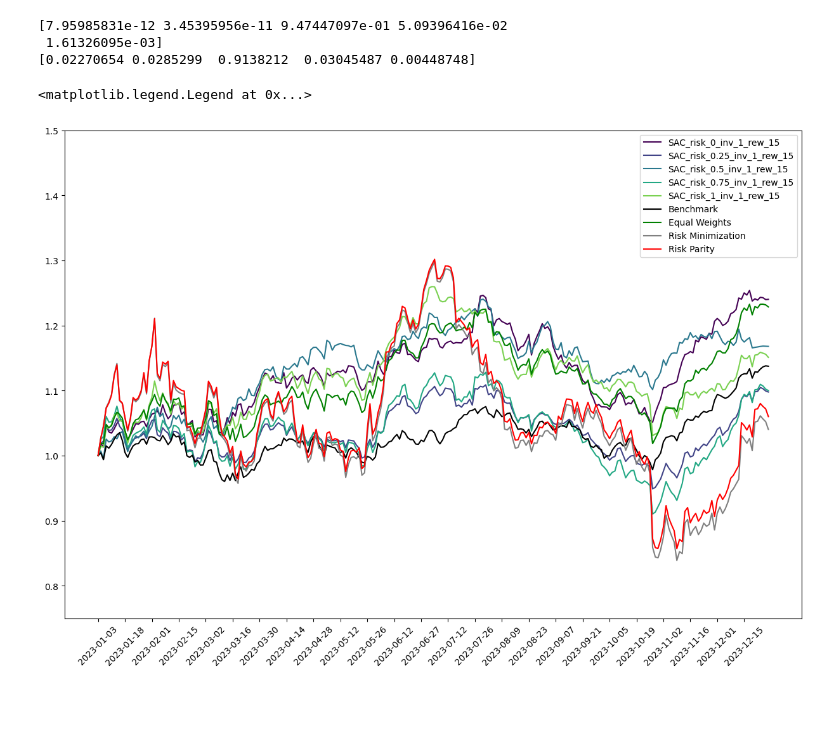
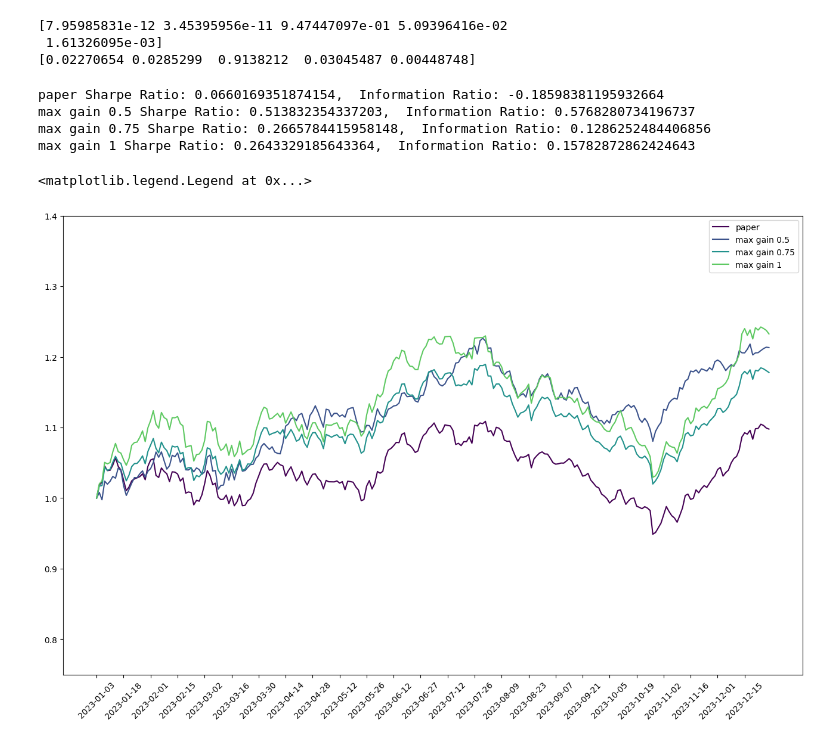
Before and after one commit to sohamviradiya/satan, a Jupyter notebook: evaluate.ipynb, the cells around one changed output. Cells and saved outputs as stored; diff of their text form; code cells hidden in the pictures; blank space fills up the shorter version.

Commit message:
rename PortfolioEnv to BenchMarkBasedEnv and update fetch_observations to accept benchmark path; add MaxGainEnv implementation

```diff
--- a/evaluate.ipynb
+++ b/evaluate.ipynb
@@ -31,39 +31,52 @@ def evaluate_model(model:BaseAlgorithm,env:VecEnv):
     return np.array(rewards),np.array(portfolio_worths)
 # %%
 from stable_baselines3 import SAC
-from enviroments.main import create_env
+from enviroments.benchmark import create_env_benchmark
 
-eval_env,eval_dates,eval_benchmark,prices = create_env(tickers,'2023-01-01','2023-12-31',investment_period,reward_period,risk_aversion=0.5)
+eval_env,eval_dates,eval_benchmark,prices = create_env_benchmark(tickers,'2023-01-01','2023-12-31',investment_period,reward_period)
 
-# read models from files at './models'
-models = [
-    'SAC_risk_0_inv_1_rew_15',
-    'SAC_risk_0.25_inv_1_rew_15',
-    'SAC_risk_0.5_inv_1_rew_15',
-    'SAC_risk_0.75_inv_1_rew_15',
-    'SAC_risk_1_inv_1_rew_15',
-]
+models = {
+    'paper': 'SAC_bm_djia_inv_1_rew_15',
+    'max gain 0.5': 'SAC_mg_risk_0.5_inv_1_rew_15',
+    'max gain 0.75': 'SAC_mg_risk_0.75_inv_1_rew_15',
+    'max gain 1': 'SAC_mg_risk_1_inv_1_rew_15',
+}
 
-plt.figure(figsize=(15,10))
-for idx,model_name in enumerate(models):
-    model_path = f'././models/{model_name}.zip'
-    model = SAC.load(model_path)
+plt.figure(figsize=(16,10))
+i = 0
+# find sharpe ratio and information ratio for each model
+for model_name,model_path in models.items():
+    model = SAC.load(f'./models/{model_path}.zip')
     rewards,portfolio_worths = evaluate_model(model,eval_env)
-    plt.plot(eval_dates,portfolio_worths, linestyle='-',label=f'{model_name}', color=plt.cm.viridis(idx/len(models)))
+    plt.plot(eval_dates,portfolio_worths, linestyle='-',label=f'{model_name}', color = plt.cm.viridis(i/len(models)))
 
-eval_benchmark_relative = eval_benchmark/eval_benchmark[0]
-plt.plot(eval_dates,eval_benchmark_relative,linestyle='-',label='Benchmark', color='black')
+    # take monthly returns
+    monthly_portfolio_worths = portfolio_worths[::25]
+    monthly_portfolio_returns = np.diff(monthly_portfolio_worths)/monthly_portfolio_worths[:-1]
+    # calculate sharpe ratio
+    sharpe_ratio = np.mean(monthly_portfolio_returns)/np.std(monthly_portfolio_returns)
 
+    # calculate information ratio
+    monthly_benchmark_worths = eval_benchmark[::25]
+    monthly_benchmark_returns = np.diff(monthly_benchmark_worths)/monthly_benchmark_worths[:-1]
+    excess_returns = monthly_portfolio_returns - monthly_benchmark_returns
+    information_ratio = np.mean(excess_returns)/np.std(excess_returns)
+    i += 1
+    print(f'{model_name} Sharpe Ratio: {sharpe_ratio},  Information Ratio: {information_ratio}')
 
-plt.plot(eval_dates,equal_weights,linestyle='-',label='Equal Weights', color='green')
-plt.plot(eval_dates,min_risk,linestyle='-',label='Risk Minimization', color='grey')
-plt.plot(eval_dates,risk_parity,linestyle='-',label='Risk Parity', color='red')
+# eval_benchmark_relative = eval_benchmark/eval_benchmark[0]
+# plt.plot(eval_dates,eval_benchmark_relative,linestyle='-',label='Benchmark', color='black')
 
-
+# plt.plot(eval_dates,min_risk,linestyle='-',label='Min Risk', color='red')
+# plt.plot(eval_dates,risk_parity,linestyle='-',label='Risk Parity', color='blue')
 
 plt.xticks(eval_dates[::(len(eval_dates)//25)],rotation=45)
-plt.ylim(0.75,1.5)
+plt.ylim(0.75,1.4)
 plt.legend()
 # %% [output]
-<matplotlib.legend.Legend at 0x...>
+paper Sharpe Ratio: 0.0660169351874154,  Information Ratio: -0.18598381195932664
+max gain 0.5 Sharpe Ratio: 0.513832354337203,  Information Ratio: 0.5768280734196737
+max gain 0.75 Sharpe Ratio: 0.2665784415958148,  Information Ratio: 0.1286252484406856
+max gain 1 Sharpe Ratio: 0.2643329185643364,  Information Ratio: 0.15782872862424643
+<matplotlib.legend.Legend at 0x...>
-[figure, old version]
+[figure, new version]
```
Also changed, not shown: 3 other files.
